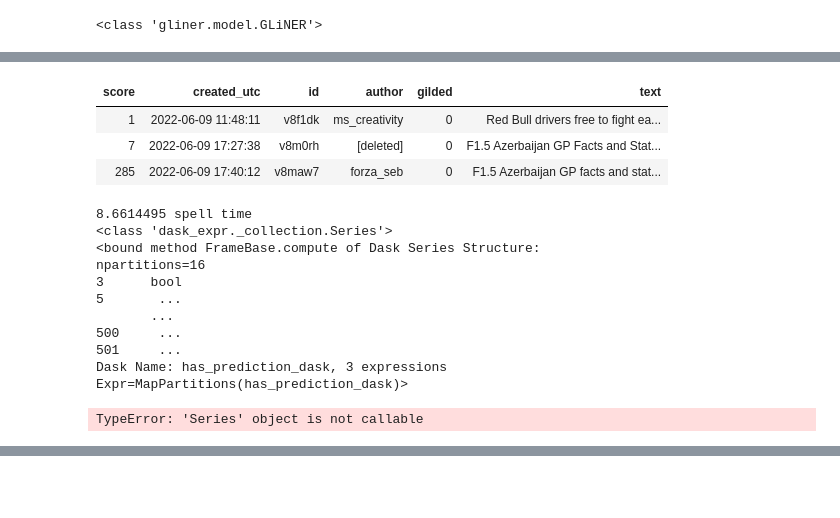
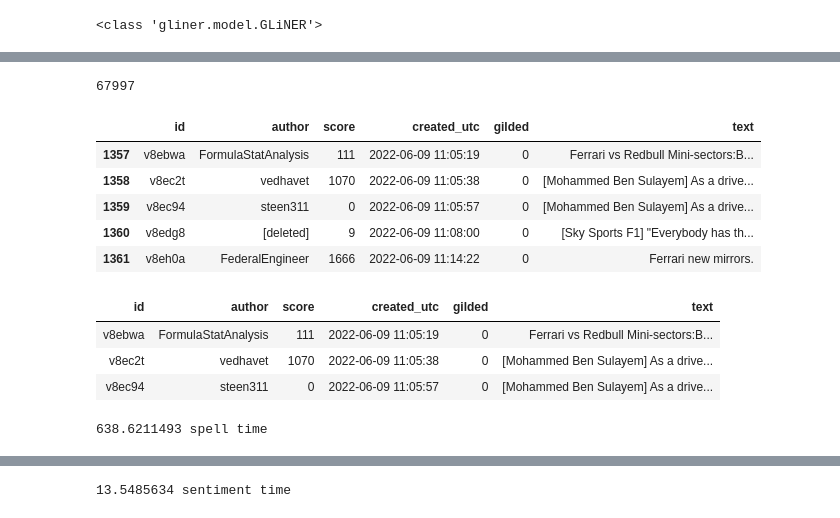
Before and after one commit to oThommy/f1-subreddits-nlp, a Jupyter notebook: notebooks/research_question_2.ipynb, the cells around one changed output, grey strips where cells are left out. Saved outputs shown, nothing was run; the diff lists cells and outputs as text; code cells hidden in the pictures; blank space fills up the shorter version.

```diff
--- a/notebooks/research_question_2.ipynb
+++ b/notebooks/research_question_2.ipynb
@@ -385,7 +385,7 @@ print(type(gliner_model))
 # %%
 nlp = spacy.load('en_core_web_sm')
 text = 'Carlos Sainz is loving this upgraded car, good top 3 for the race tomorrow! I disagree with you, verstappening will definitely finish first. I think BOT will finish behind NOR, who will probably finish 7th. That\'s my opinion at least... I predict that the RedBulls with finish 1-2. Nah, the Danish driver from Haas will almost certainly finish in points! Stroll on the podium and Vettel in points. I like cookies!'
-debug = False
+debug = True
 
 if debug:
     doc = nlp(text)
@@ -401,8 +401,9 @@ def has_prediction(post_text: str, threshold: float = 0.45) -> bool:
 
     # TODO: does GLiNER's performance improve with more context? if yes, refactor to chunking instead of going over each sentence individually
     # for sentence in doc.sents:
-        # TODO: for some reason, if you include only 'position', the predictions are far worse than with 'driver' included
-    entities = gliner_model.predict_entities(post_text, ('driver', 'position',), threshold=threshold) # TODO: very low threshold
+    # TODO: for some reason, if you include only 'position', the predictions are far worse than with 'driver' included
+    with torch.no_grad():
+        entities = gliner_model.predict_entities(post_text, ('driver', 'position',), threshold=threshold) # TODO: very low threshold
     position_entities = tuple(entity for entity in entities if entity['label'] == 'position')
 
     if debug:
@@ -415,9 +416,8 @@ def has_prediction(post_text: str, threshold: float = 0.45) -> bool:
     return False
 
 
-if debug:
-    predictions_df = df[df['text'].apply(has_prediction)]
-    print(len(predictions_df))
-    with display_full_dataframe():
-        display(predictions_df.head())
+predictions_df = df[df['text'].apply(has_prediction)]
+print(len(predictions_df))
+with display_full_dataframe():
+    display(predictions_df.head())
 # %% [output]
@@ -448,12 +494,13 @@ with display_full_dataframe():
 # %%
 text = 'Carlos Sainz is loving this upgraded car, good top 3 for the race tomorrow! I disagree with you, verstappening will definitely finish first. I think BOT will finish behind NOR, who will probably finish 7th. That\'s my opinion at least... I predict that the RedBulls with finish 1-2. Nah, the Danish driver from Haas will almost certainly finish in points! Stroll on the podium and Vettel in points. I like cookies!'
 debug = False
+import dask.dataframe as dd
 
 if debug:
     doc = nlp(text)
     posts_df = pd.DataFrame({'text': tuple(sentence.text for sentence in doc.sents)})
 else:
-    posts_df = load_f15_df()
+    posts_df = load_f1_df()
 
 # with display_full_dataframe():
 #     display(hide_index(df.head()))
@@ -467,8 +514,6 @@ def display_posts_df(n=3):
     with display_full_dataframe():
         display(hide_index(posts_df.head(n)))
 
-def has_prediction_dask(post_text):
-    return has_prediction(post_text)
 
 
 for index, race_weekend in schedule.iterrows():
@@ -476,57 +521,61 @@ for index, race_weekend in schedule.iterrows():
     first_post_at = typing.cast(dt.datetime, race_weekend['Session1DateUtc']) - dt.timedelta(days=1)
     last_post_at = typing.cast(dt.datetime, race_weekend['Session5DateUtc'])
     posts_df = posts_df[
         (posts_df['created_utc'] >= first_post_at) &
         (posts_df['created_utc'] <= last_post_at)
     ]
-    # print(len(posts_df))
-    # display(posts_df.head())
+    print(len(posts_df))
+    display(posts_df.head())
     display_posts_df()
     start = time.perf_counter_ns()
     posts_df['text'] = posts_df['text'].apply(preprocessing.correct_spelling_in_text_spacy)
     end = time.perf_counter_ns()
     print((end - start) / 10 ** 9, "spell time")
-
+    display(posts_df.head())
     # only predictions
     start = time.perf_counter_ns()
 
-    posts_ddf = dd.from_pandas(posts_df, npartitions=16)
-    has_prediction = posts_ddf['text'].map_partitions(has_prediction_dask, meta=('text', 'bool'))
-    print(type(has_prediction))
-    print(has_prediction.compute)
-    print(has_prediction.compute())
-    posts_df = posts_ddf[has_prediction].compute()
+    # posts_ddf = dd.from_pandas(posts_df, npartitions=16)
+    # display(posts_ddf.head())
+    # has_prediction = posts_ddf['text'].map_partitions(has_prediction, meta=('text', 'bool'))
+    # print(type(has_prediction))
+    # print(has_prediction)
+    # print(has_prediction.compute())
+    # posts_df = posts_ddf[has_prediction].compute()
+
+    posts_df = posts_df[posts_df['text'].apply(has_prediction)]
+    print(len(posts_df))
+    # with display_full_dataframe():
+    #     display(predictions_df.head())
+
     end = time.perf_counter_ns()
     print((end - start) / 10 ** 9, "filter time")
 
     # sentiment score
     start = time.perf_counter_ns()
-    sentiment = driver_sentiment(posts_df["text"], driver_list)
-    score = final_scores(sentiment)
+    sentiment = driver_sentiment(posts_df["text"], F1_names)
+    scores = final_scores(sentiment)
+    end = time.perf_counter_ns()
     print((end - start) / 10 ** 9, "sentiment time")
 
     # final prediction
     start = time.perf_counter_ns()
     pred = prediction(race_weekend, scores, n_events=5, historical_score_contribution=0.4)
     end = time.perf_counter_ns()
     print((end - start) / 10 ** 9, "final pred time")
     print(pred)
 
     break
 # %% [output]
+67997
-| score | created_utc | id | author | gilded | text |
-| 1 | 2022-06-09 11:48:11 | v8f1dk | ms_creativity | 0 | Red Bull drivers free to fight ea... |
-| 7 | 2022-06-09 17:27:38 | v8m0rh | [deleted] | 0 | F1.5 Azerbaijan GP Facts and Stat... |
-| 285 | 2022-06-09 17:40:12 | v8maw7 | forza_seb | 0 | F1.5 Azerbaijan GP facts and stat... |
+|  | id | author | score | created_utc | gilded | text |
+| 1357 | v8ebwa | FormulaStatAnalysis | 111 | 2022-06-09 11:05:19 | 0 | Ferrari vs Redbull Mini-sectors:B... |
+| 1358 | v8ec2t | vedhavet | 1070 | 2022-06-09 11:05:38 | 0 | [Mohammed Ben Sulayem] As a drive... |
+| 1359 | v8ec94 | steen311 | 0 | 2022-06-09 11:05:57 | 0 | [Mohammed Ben Sulayem] As a drive... |
+| 1360 | v8edg8 | [deleted] | 9 | 2022-06-09 11:08:00 | 0 | [Sky Sports F1] "Everybody has th... |
+| 1361 | v8eh0a | FederalEngineer | 1666 | 2022-06-09 11:14:22 | 0 | Ferrari new mirrors. |
-8.6614495 spell time
-<class 'dask_expr._collection.Series'>
-<bound method FrameBase.compute of Dask Series Structure:
-npartitions=16
-3      bool
-5       ...
-       ...
-500     ...
-501     ...
-Dask Name: has_prediction_dask, 3 expressions
-Expr=MapPartitions(has_prediction_dask)>
+| id | author | score | created_utc | gilded | text |
+| v8ebwa | FormulaStatAnalysis | 111 | 2022-06-09 11:05:19 | 0 | Ferrari vs Redbull Mini-sectors:B... |
+| v8ec2t | vedhavet | 1070 | 2022-06-09 11:05:38 | 0 | [Mohammed Ben Sulayem] As a drive... |
+| v8ec94 | steen311 | 0 | 2022-06-09 11:05:57 | 0 | [Mohammed Ben Sulayem] As a drive... |
-TypeError: 'Series' object is not callable
+638.6211493 spell time
@@ -532,0 +592 @@ TypeError: 'Series' object is not callable
+13.5485634 sentiment time
```
Also changed, not shown: parts of 8 cells of this notebook.
